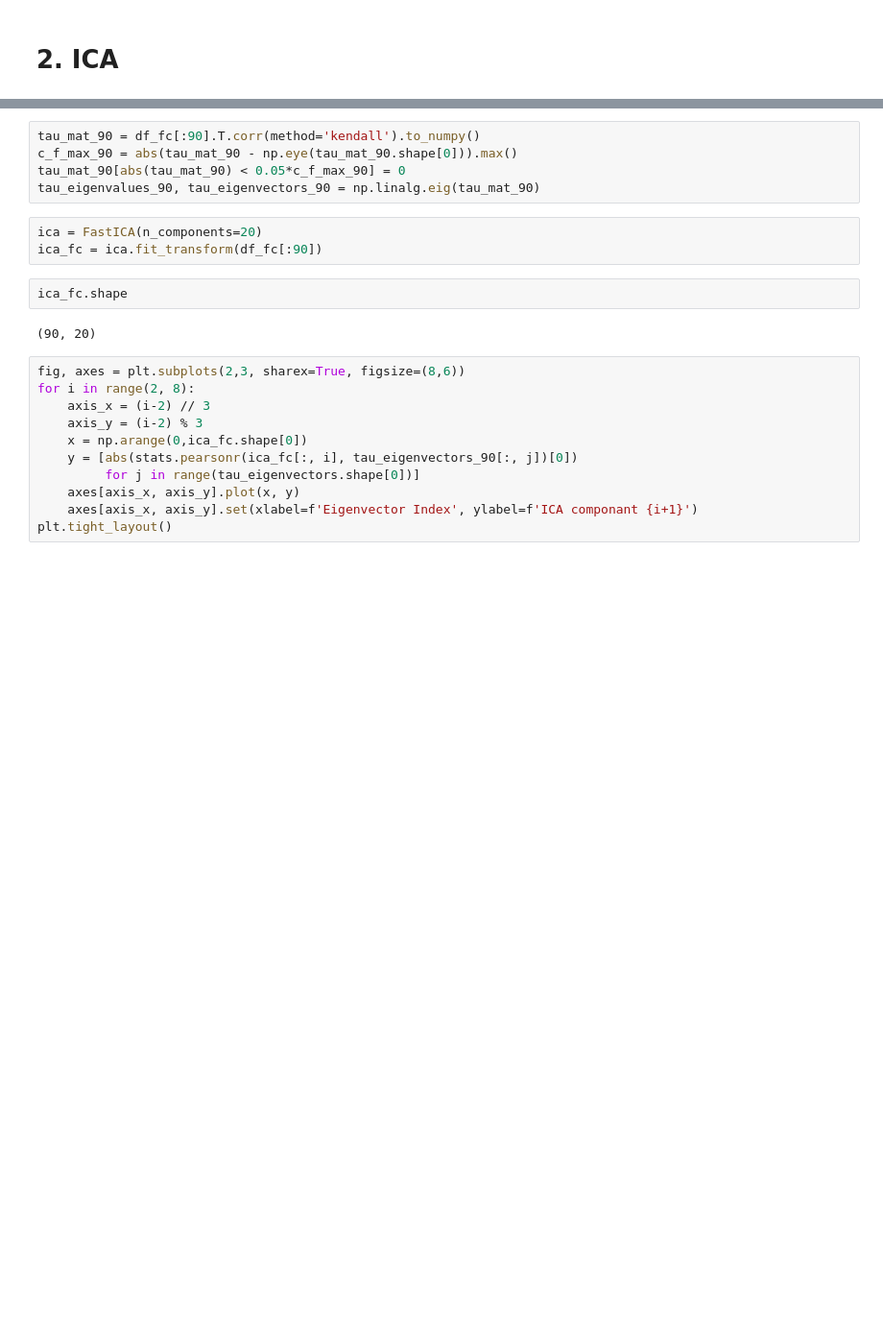
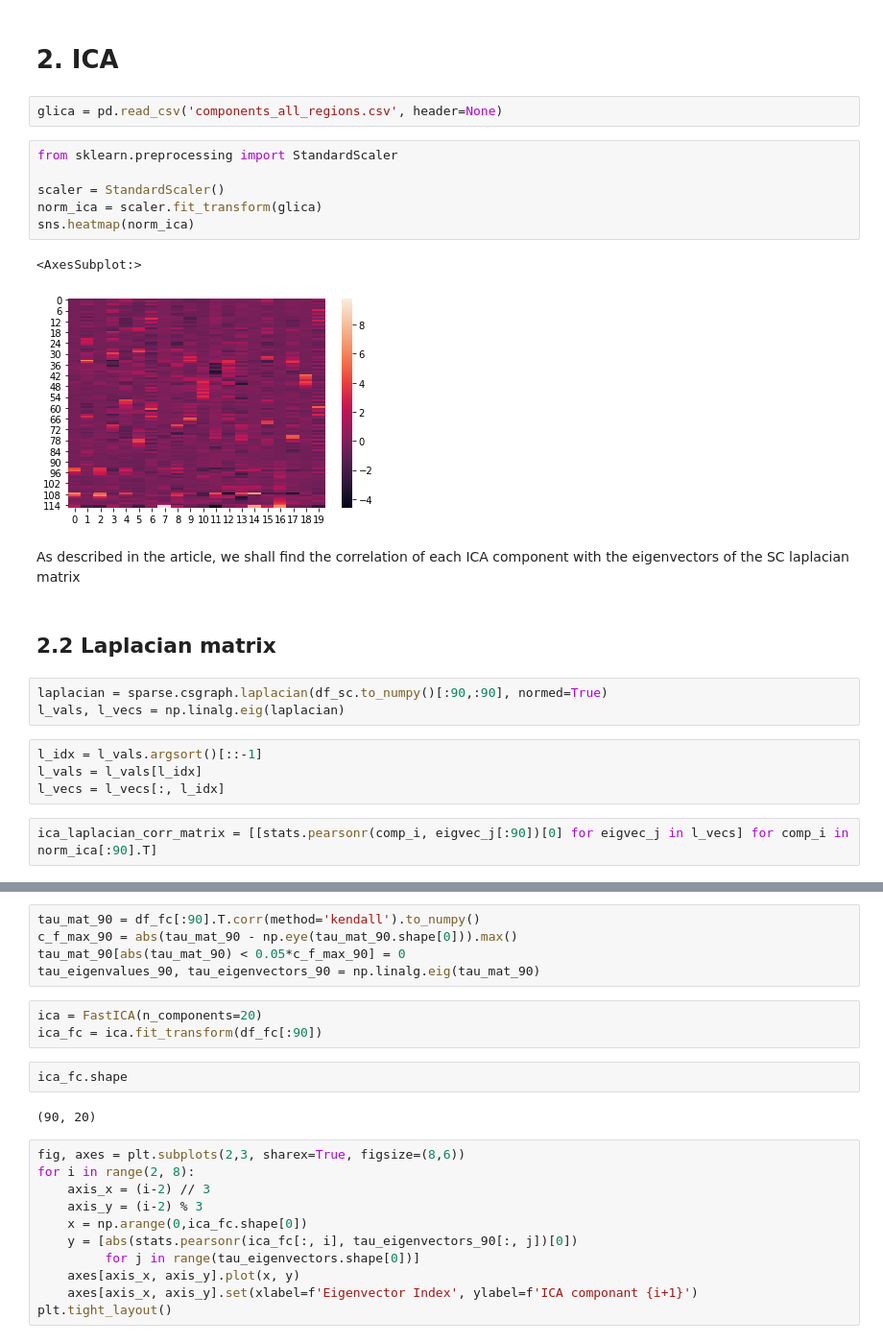
Before and after one commit to gilbd/TBI-Research, a Jupyter notebook: SC exploration.ipynb, the cells around one changed output, grey strips where cells are left out. Shown at 96% size. Cells and saved outputs as stored; diff of their text form; blank space fills up the shorter version.

```diff
--- a/SC exploration.ipynb
+++ b/SC exploration.ipynb
@@ -236,2 +228,26 @@ array([-0.06367864,  0.00314276,  0.00665254,  0.01969817,  0.01324265,
 # %% [markdown]
 # 2. ICA
+# %%
+glica = pd.read_csv('components_all_regions.csv', header=None)
+# %%
+from sklearn.preprocessing import StandardScaler
+
+scaler = StandardScaler()
+norm_ica = scaler.fit_transform(glica)
+sns.heatmap(norm_ica)
+# %% [output]
+<AxesSubplot:>
+[figure, added]
+# %% [markdown]
+As described in the article, we shall find the correlation of each ICA component with the eigenvectors of the SC laplacian matrix
+# %% [markdown]
+## 2.2 Laplacian matrix
+# %%
+laplacian = sparse.csgraph.laplacian(df_sc.to_numpy()[:90,:90], normed=True)
+l_vals, l_vecs = np.linalg.eig(laplacian)
+# %%
+l_idx = l_vals.argsort()[::-1]
+l_vals = l_vals[l_idx]
+l_vecs = l_vecs[:, l_idx]
+# %%
+ica_laplacian_corr_matrix = [[stats.pearsonr(comp_i, eigvec_j[:90])[0] for eigvec_j in l_vecs] for comp_i in norm_ica[:90].T]
```
Also changed, not shown: parts of 21 cells of this notebook.
